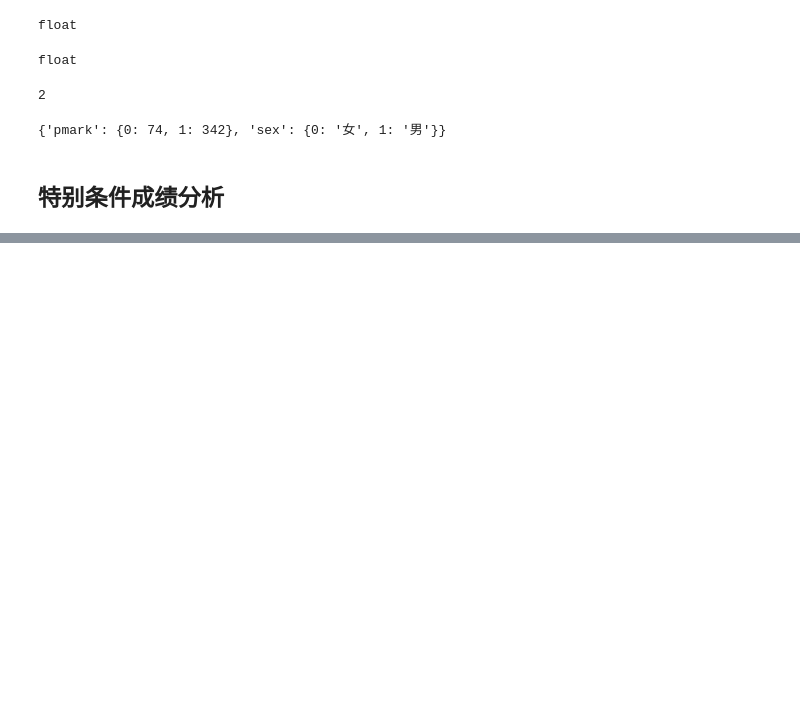
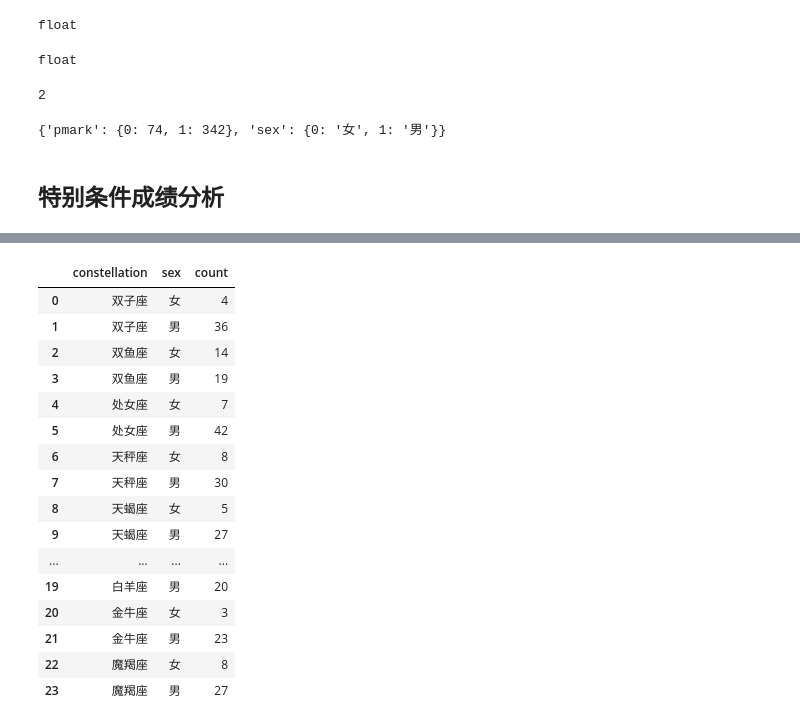
Before and after one commit to mycodefarm/notebook, a Jupyter notebook: 000-mark.ipynb, the cells around one changed output, grey strips where cells are left out. Saved outputs shown, nothing was run; the diff lists cells and outputs as text; code cells hidden in the pictures; blank space fills up the shorter version.

```diff
--- a/000-mark.ipynb
+++ b/000-mark.ipynb
@@ -134,0 +169,22 @@ marks.groupby(['constellation','sex'],as_index=False).agg({'pmark':'mean'})
+# %%
+# 按星座求挂科人数
+df[df['pmark'] < 60].drop_duplicates(subset=['student_id']) \
+    .groupby(['constellation','sex'],as_index=False).agg({'pmark':'count'}).rename(columns={'pmark':'count'})
+# %% [output]
+|  | constellation | sex | count |
+| 0 | 双子座 | 女 | 4 |
+| 1 | 双子座 | 男 | 36 |
+| 2 | 双鱼座 | 女 | 14 |
+| 3 | 双鱼座 | 男 | 19 |
+| 4 | 处女座 | 女 | 7 |
+| 5 | 处女座 | 男 | 42 |
+| 6 | 天秤座 | 女 | 8 |
+| 7 | 天秤座 | 男 | 30 |
+| 8 | 天蝎座 | 女 | 5 |
+| 9 | 天蝎座 | 男 | 27 |
+| ... | ... | ... | ... |
+| 19 | 白羊座 | 男 | 20 |
+| 20 | 金牛座 | 女 | 3 |
+| 21 | 金牛座 | 男 | 23 |
+| 22 | 魔羯座 | 女 | 8 |
+| 23 | 魔羯座 | 男 | 27 |
```
Also changed, not shown: parts of 19 cells of this notebook.
